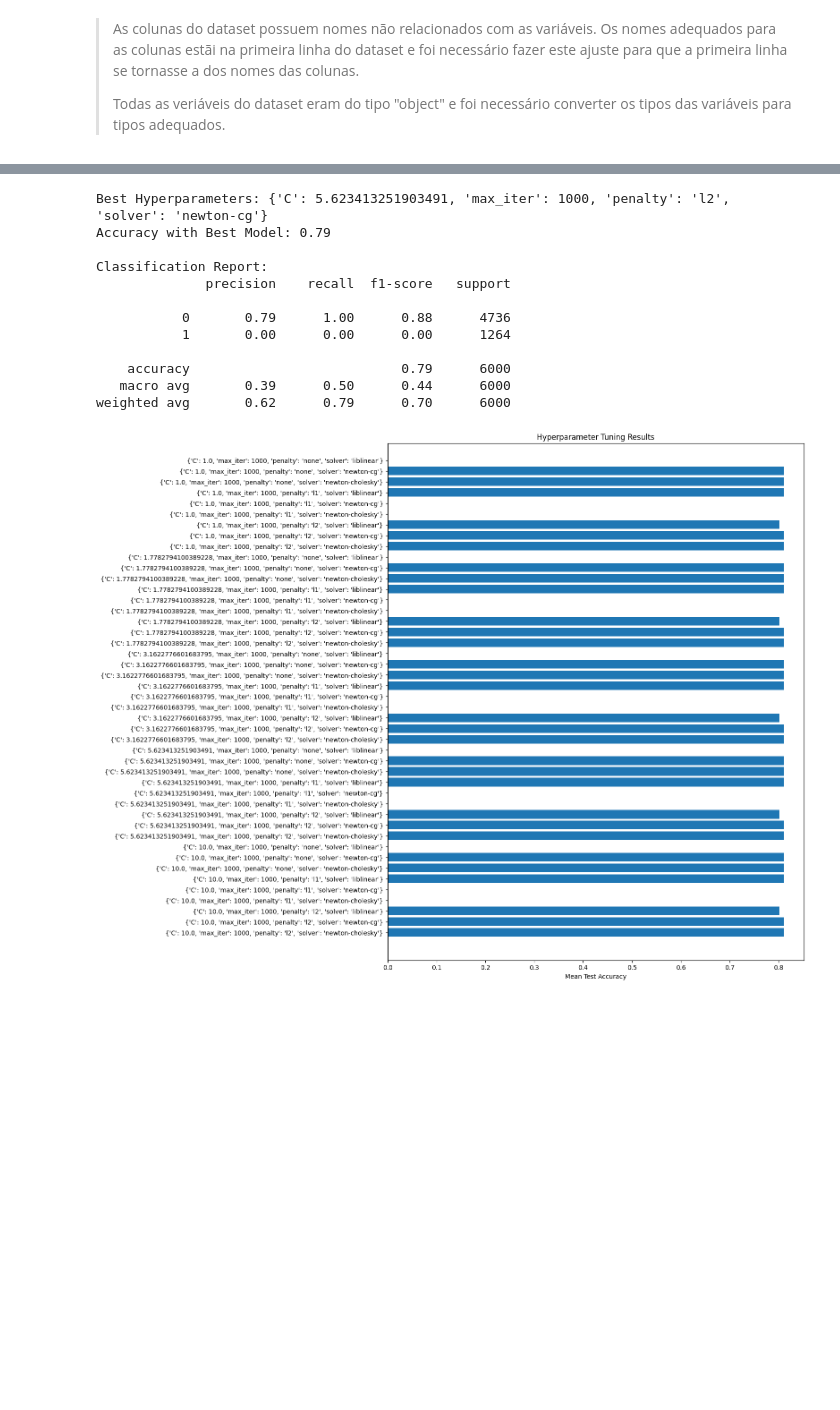
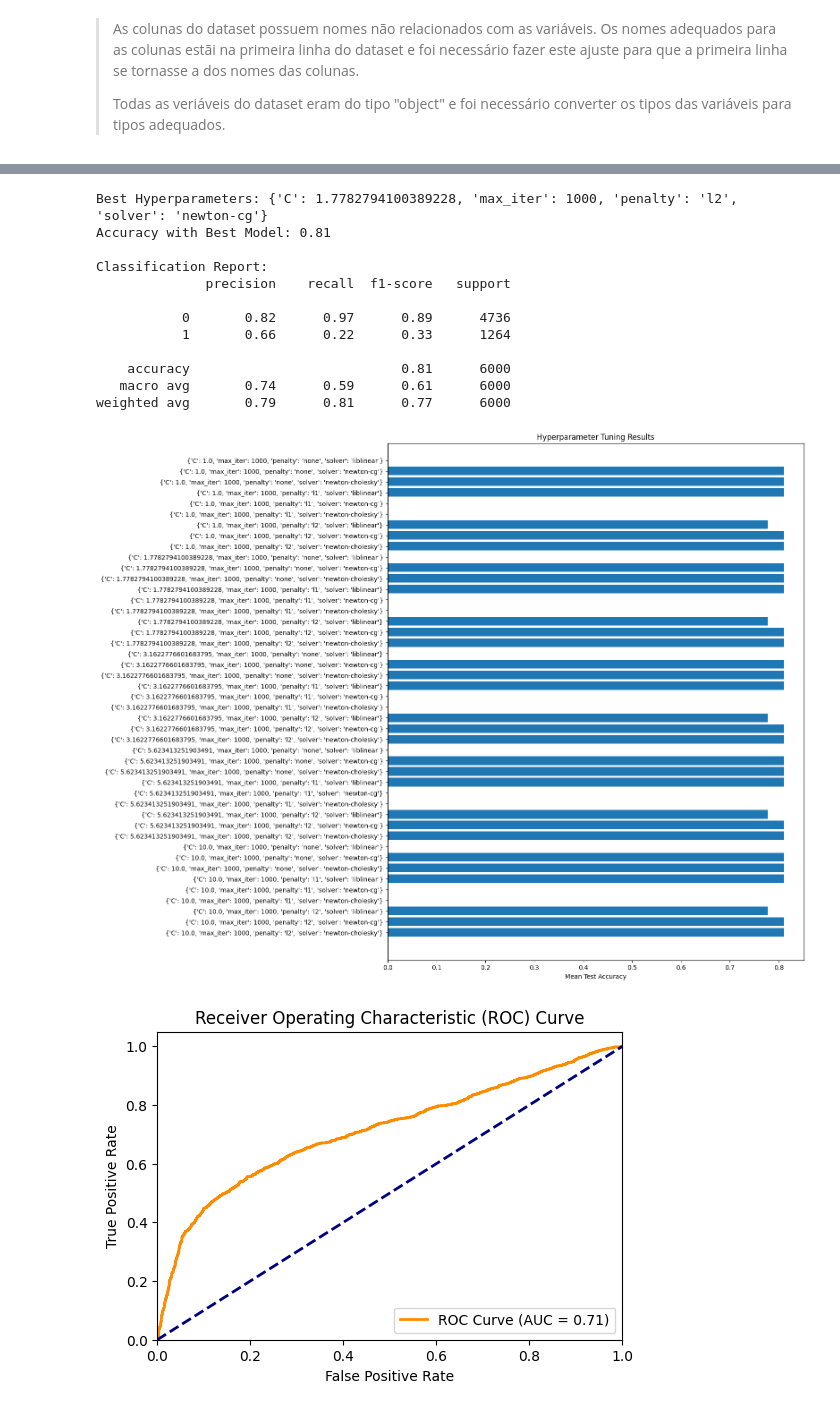
Before and after one commit to mauricioplopes/ethical-machine-learning, a Jupyter notebook: notebooks/mo810a-T3.ipynb, the cells around one changed output, grey strips where cells are left out. Drawn from its saved outputs; the diff is of its cells as text; code cells hidden in the pictures; blank space fills up the shorter version.

```diff
--- a/notebooks/mo810a-T3.ipynb
+++ b/notebooks/mo810a-T3.ipynb
@@ -392,22 +414,2 @@ X_val = validation_data.drop(columns=[target_column])
 y_train = train_data[target_column]
 y_val = validation_data[target_column]
-# %%
-# logistic regression
-
-# Create a logistic regression model
-model = LogisticRegression()
-
-# Fit the model on the training data
-model.fit(X_train, y_train)
-
-# Make predictions on the test data
-y_pred = model.predict(X_val)
-
-# Evaluate the model's performance
-accuracy = accuracy_score(y_val, y_pred)
-classification_report_output = classification_report(y_val, y_pred)
-
-# Print the results
-print(f'Accuracy: {accuracy:.2f}')
-print('\nClassification Report:')
-print(classification_report_output)
@@ -463,8 +664,5 @@ weighted avg       0.74      0.73      0.73      6000
 # %%
-# Grid search for hyper parameters of Linear Regression
-
-# in linear regression I will use scaled training data
-X_train = scaled_train_data.drop(columns=[target_column])
+# Grid search for hyper parameters of Logistic Regression
 
 # Define hyperparameters for grid search
 param_grid = {
@@ -475,56 +673,79 @@ param_grid = {
 }
 
 # Create a Logistic Regression model
-logistic_regression = LogisticRegression()
+logreg = LogisticRegression()
 
 # Create a grid search object with cross-validation
-grid_search = GridSearchCV(logistic_regression, param_grid, cv=5, scoring='accuracy', n_jobs=-1)
+grid_search = GridSearchCV(logreg, param_grid, cv=5, scoring='accuracy', n_jobs=-1)
 
 # Fit the grid search to the training data to find the best hyperparameters
 grid_search.fit(X_train, y_train)
 
 # Get the best hyperparameters from the grid search
 best_params = grid_search.best_params_
-best_model = grid_search.best_estimator_
+best_logreg = grid_search.best_estimator_
 
 # Make predictions on the test data using the best model
-y_pred = best_model.predict(X_val)
+y_pred = best_logreg.predict(X_val)
 
 # Evaluate the best model's performance
 accuracy = accuracy_score(y_val, y_pred)
 classification_report_output = classification_report(y_val, y_pred)
 
 # Print the best hyperparameters and results
 print(f'Best Hyperparameters: {best_params}')
 print(f'Accuracy with Best Model: {accuracy:.2f}')
 print('\nClassification Report:')
 print(classification_report_output)
 
 # Compare different hyperparameter values with accuracy scores
 results = grid_search.cv_results_
 param_values = [str(params) for params in results['params']]
 mean_test_scores = results['mean_test_score']
 
 # Plot comparison of hyperparameter values and accuracy scores
 plt.figure(figsize=(12, 15))
 plt.barh(param_values, mean_test_scores)
 plt.xlabel('Mean Test Accuracy')
 plt.title('Hyperparameter Tuning Results')
 plt.gca().invert_yaxis()
 plt.show()
+
+
+# Predict probabilities for the positive class
+y_prob = best_logreg.predict_proba(X_val)[:, 1]
+
+# Calculate the ROC curve
+fpr, tpr, _ = roc_curve(y_val, y_prob)
+
+# Calculate the AUC (Area Under the ROC Curve)
+roc_auc = auc(fpr, tpr)
+
+# Plot the ROC curve
+plt.figure(figsize=(6, 4))
+plt.plot(fpr, tpr, color='darkorange', lw=2, label=f'ROC Curve (AUC = {roc_auc:.2f})')
+plt.plot([0, 1], [0, 1], color='navy', lw=2, linestyle='--')
+plt.xlim([0.0, 1.0])
+plt.ylim([0.0, 1.05])
+plt.xlabel('False Positive Rate')
+plt.ylabel('True Positive Rate')
+plt.title('Receiver Operating Characteristic (ROC) Curve')
+plt.legend(loc='lower right')
+plt.show()
 # %% [output]
-Best Hyperparameters: {'C': 5.623413251903491, 'max_iter': 1000, 'penalty': 'l2', 'solver': 'newton-cg'}
-Accuracy with Best Model: 0.79
+Best Hyperparameters: {'C': 1.7782794100389228, 'max_iter': 1000, 'penalty': 'l2', 'solver': 'newton-cg'}
+Accuracy with Best Model: 0.81
 
 Classification Report:
               precision    recall  f1-score   support
 
-           0       0.79      1.00      0.88      4736
-           1       0.00      0.00      0.00      1264
+           0       0.82      0.97      0.89      4736
+           1       0.66      0.22      0.33      1264
 
-    accuracy                           0.79      6000
-   macro avg       0.39      0.50      0.44      6000
-weighted avg       0.62      0.79      0.70      6000
+    accuracy                           0.81      6000
+   macro avg       0.74      0.59      0.61      6000
+weighted avg       0.79      0.81      0.77      6000
-[figure, old version]
+[figure, new version]
+[figure, added]
 # %%
 # Grid search for hyper parameters of Decision Tree Classifier
```
Also changed, not shown: parts of 31 cells of this notebook.
